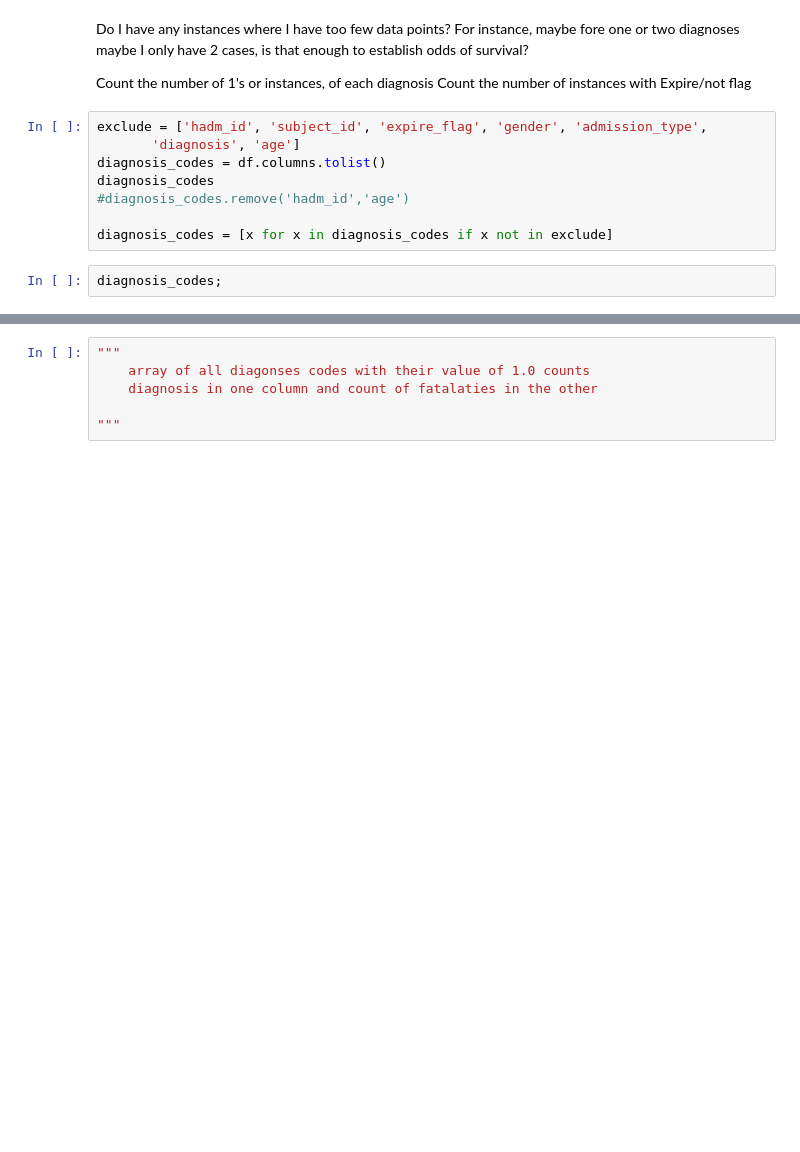
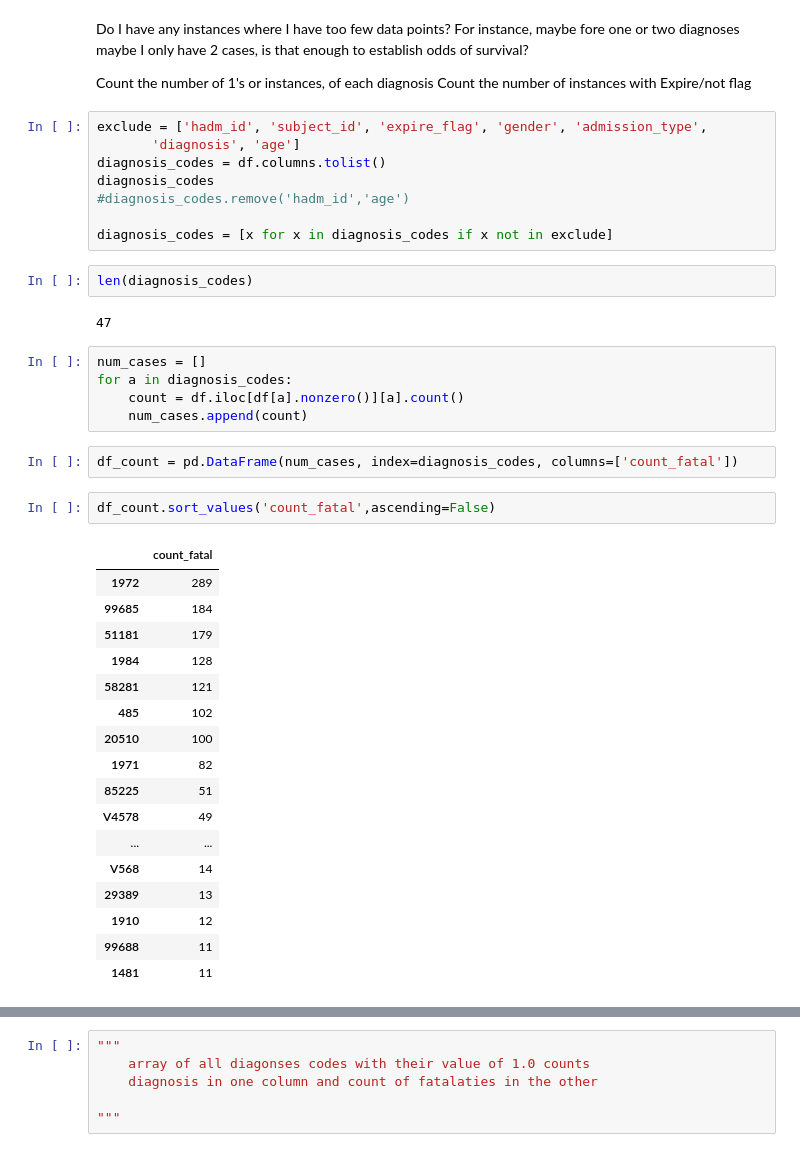
Before and after one commit to billiescodes/mortality_in_ICU, a Jupyter notebook: 02_Model_and_Evaluation.ipynb, the cells around one changed output, grey strips where cells are left out. Cells and saved outputs as stored; diff of their text form; blank space fills up the shorter version.

```diff
--- a/02_Model_and_Evaluation.ipynb
+++ b/02_Model_and_Evaluation.ipynb
@@ -62,5 +62,34 @@ diagnosis_codes
 #diagnosis_codes.remove('hadm_id','age')
 
 diagnosis_codes = [x for x in diagnosis_codes if x not in exclude]
-# %%
-diagnosis_codes;
+# %%
+len(diagnosis_codes)
+# %% [output]
+47
+# %%
+num_cases = []
+for a in diagnosis_codes:
+    count = df.iloc[df[a].nonzero()][a].count()
+    num_cases.append(count)
+# %%
+df_count = pd.DataFrame(num_cases, index=diagnosis_codes, columns=['count_fatal'])
+# %%
+df_count.sort_values('count_fatal',ascending=False)
+# %% [output]
+|  | count_fatal |
+| 1972 | 289 |
+| 99685 | 184 |
+| 51181 | 179 |
+| 1984 | 128 |
+| 58281 | 121 |
+| 485 | 102 |
+| 20510 | 100 |
+| 1971 | 82 |
+| 85225 | 51 |
+| V4578 | 49 |
+| ... | ... |
+| V568 | 14 |
+| 29389 | 13 |
+| 1910 | 12 |
+| 99688 | 11 |
+| 1481 | 11 |
```
Also changed, not shown: parts of 2 cells of this notebook.
